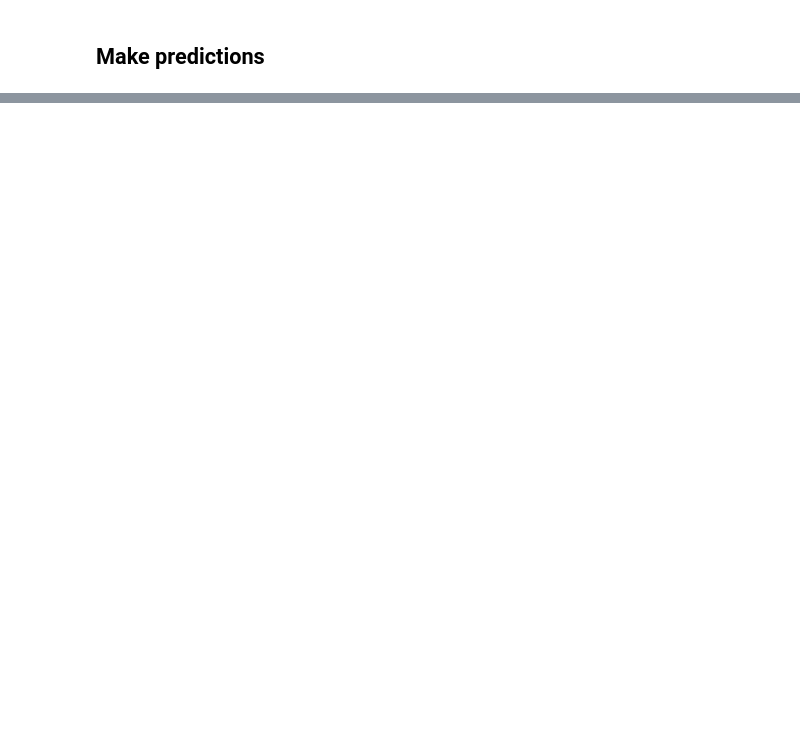
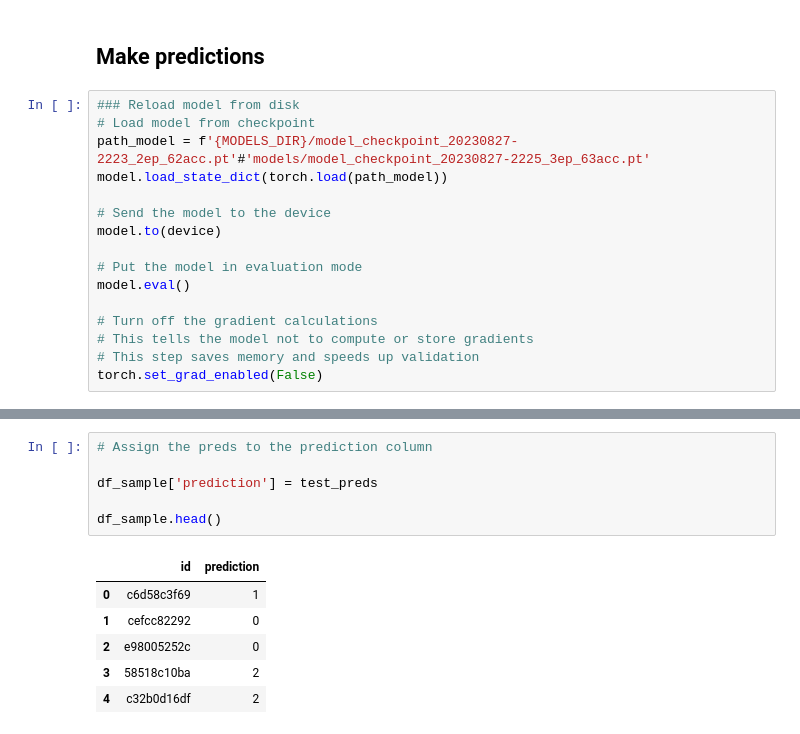
Before and after one commit to DillonWall/Watson, a Jupyter notebook: 3_Model/model_training.ipynb, the cells around one changed output, grey strips where cells are left out. Drawn from its saved outputs; the diff is of its cells as text; blank space fills up the shorter version.

```diff
--- a/3_Model/model_training.ipynb
+++ b/3_Model/model_training.ipynb
@@ -668,2 +657,18 @@ plt.show()
 # %% [markdown]
 ## Make predictions
+# %%
+### Reload model from disk
+# Load model from checkpoint
+path_model = f'{MODELS_DIR}/model_checkpoint_20230827-2223_2ep_62acc.pt'#'models/model_checkpoint_20230827-2225_3ep_63acc.pt'
+model.load_state_dict(torch.load(path_model))
+
+# Send the model to the device
+model.to(device)
+
+# Put the model in evaluation mode
+model.eval()
+
+# Turn off the gradient calculations
+# This tells the model not to compute or store gradients
+# This step saves memory and speeds up validation
+torch.set_grad_enabled(False)
@@ -669,0 +753,13 @@ plt.show()
+# %%
+# Assign the preds to the prediction column
+
+df_sample['prediction'] = test_preds
+
+df_sample.head()
+# %% [output]
+|  | id | prediction |
+| 0 | c6d58c3f69 | 1 |
+| 1 | cefcc82292 | 0 |
+| 2 | e98005252c | 0 |
+| 3 | 58518c10ba | 2 |
+| 4 | c32b0d16df | 2 |
```
Also changed, not shown: parts of 18 cells of this notebook, 2 other files.
